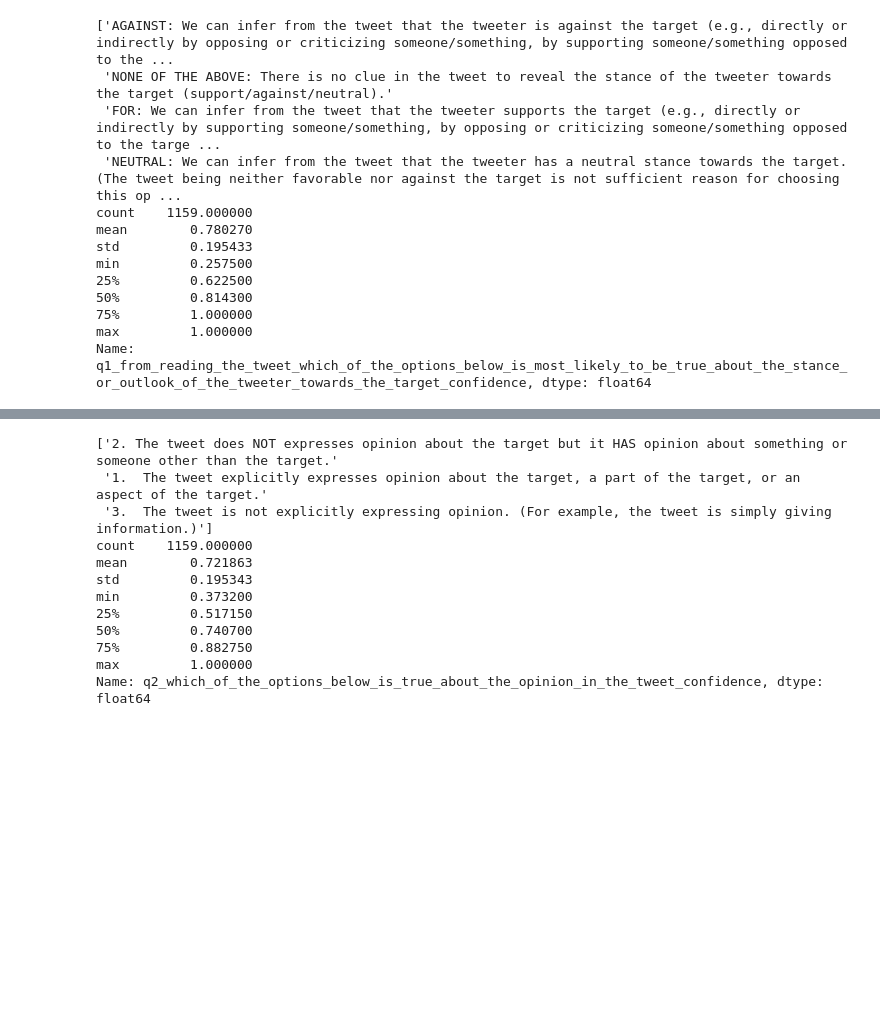
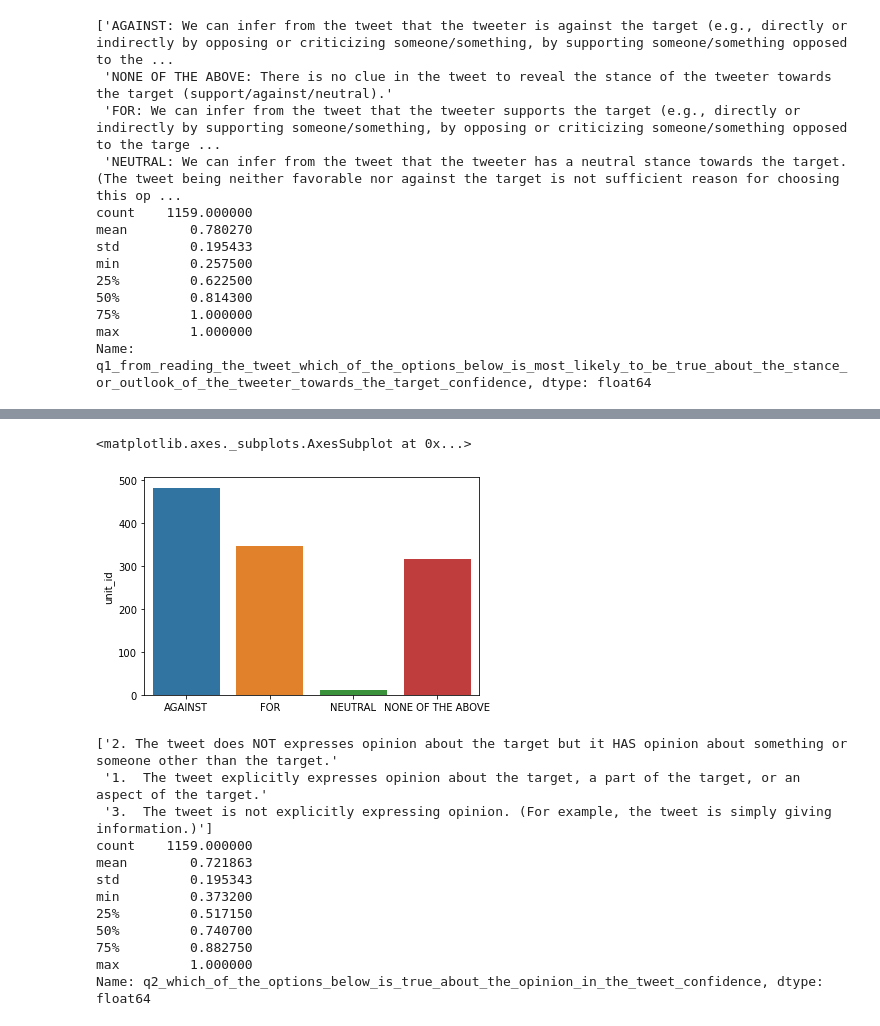
Before and after one commit to amalenkr/NLP--Progressive-issues-sentiment-, a Jupyter notebook: 3- Python/script_erwan.ipynb, the cells around one changed output, grey strips where cells are left out. Cells and saved outputs as stored; diff of their text form; code cells hidden in the pictures; blank space fills up the shorter version.

```diff
--- a/3- Python/script_erwan.ipynb
+++ b/3- Python/script_erwan.ipynb
@@ -95,3 +86,8 @@ database.groupby(by='q1_from_reading_the_tweet_which_of_the_options_below_is_mos
+# %%
+sns.barplot(y=database.groupby(by='q1_from_reading_the_tweet_which_of_the_options_below_is_most_likely_to_be_true_about_the_stance_or_outlook_of_the_tweeter_towards_the_target').count().transpose().iloc[0,:], x=['AGAINST', 'FOR', 'NEUTRAL', 'NONE OF THE ABOVE'])
+# %% [output]
+<matplotlib.axes._subplots.AxesSubplot at 0x...>
+[figure, added]
 # %%
 #Answers to Q2
 print(database['q2_which_of_the_options_below_is_true_about_the_opinion_in_the_tweet'].unique())
```
Also changed, not shown: parts of 1 cell of this notebook.
